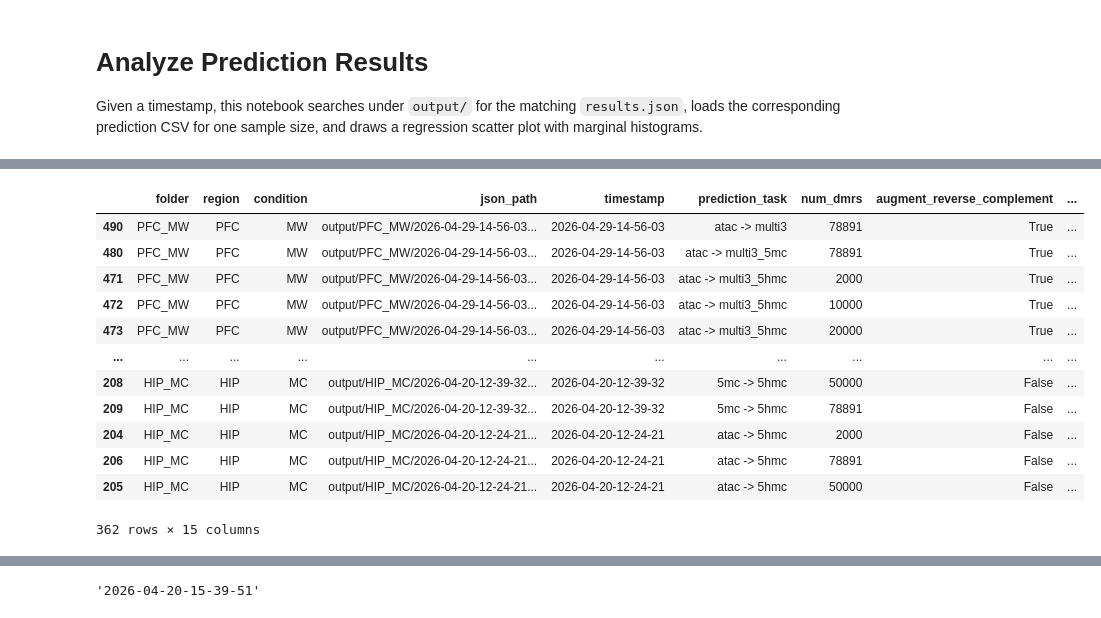
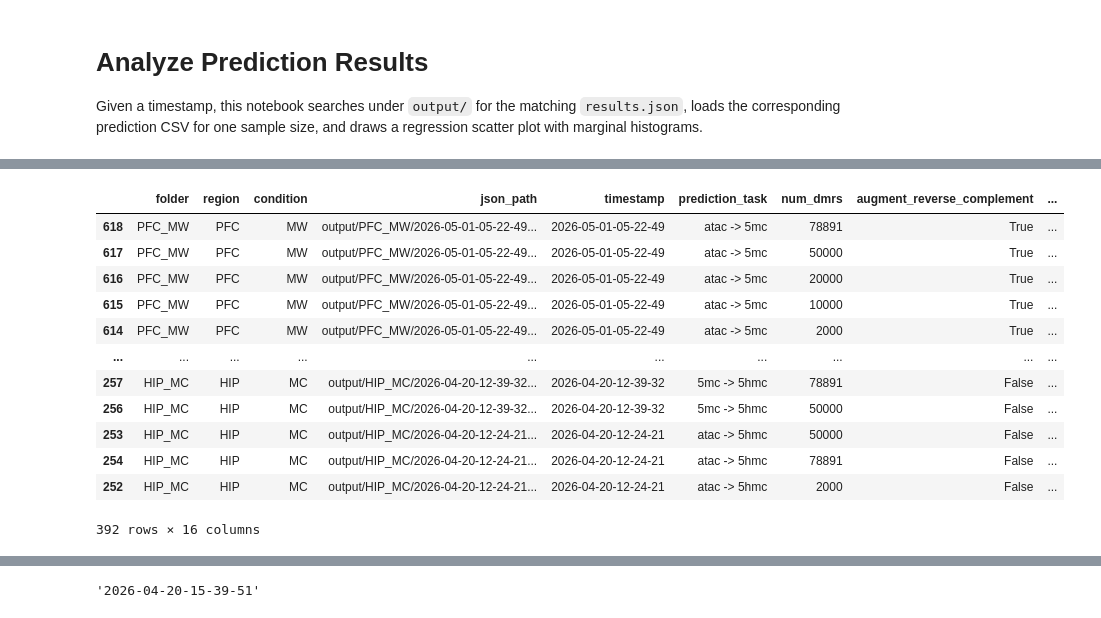
Before and after one commit to juychen/mmllm, a Jupyter notebook: analyze_prediction_results.ipynb, the cells around one changed output, grey strips where cells are left out. Saved outputs shown, nothing was run; the diff lists cells and outputs as text; code cells hidden in the pictures.

```diff
--- a/analyze_prediction_results.ipynb
+++ b/analyze_prediction_results.ipynb
@@ -50,45 +70,46 @@ for json_path in summary_json_paths:
             'prediction_task': prediction_task,
             'num_dmrs': result.get('num_dmrs'),
             'augment_reverse_complement': rc_flag,
             'rc_label': 'RC' if rc_flag else 'No RC',
             'best_val_loss': result.get('best_val_loss'),
             'best_val_r2': result.get('best_val_r2'),
             'best_val_pearsonr': result.get('best_val_pearsonr'),
             'final_val_loss': result.get('final_val_loss'),
             'final_val_r2': result.get('final_val_r2'),
             'final_val_pearsonr': result.get('final_val_pearsonr'),
+            'mask_mode': args_block.get('mask_mode', 'None'),
         })
 
 performance_df = pd.DataFrame(summary_rows)
 performance_df = performance_df.sort_values(['timestamp'], ascending=[False])
 performance_df = performance_df[performance_df['prediction_task'] != 'None -> None']
 # If json_path contains "multi_5hmc" then set prediction_task to "atac->multi_5hmc"
 performance_df.loc[performance_df['json_path'].str.contains('multi_5hmc'), 'prediction_task'] = 'atac -> multi_5hmc'
 # If json_path contains "multi_5mc" then set prediction_task to "atac->multi_5mc"
 performance_df.loc[performance_df['json_path'].str.contains('multi_5mc'), 'prediction_task'] = 'atac -> multi_5mc'
 performance_df.loc[performance_df['json_path'].str.contains('multi3_5hmc'), 'prediction_task'] = 'atac -> multi3_5hmc'
 performance_df.loc[performance_df['json_path'].str.contains('multi3_5mc'), 'prediction_task'] = 'atac -> multi3_5mc'
 performance_df.loc[performance_df['json_path'].str.contains('multi3_results'), 'prediction_task'] = 'atac -> multi3'
 
 performance_df = performance_df.drop_duplicates(
     subset=['prediction_task', 'region', 'condition', 'num_dmrs', 'augment_reverse_complement'],
     keep='first',
 ).copy()
 performance_df
 # %% [output]
 |  | folder | region | condition | json_path | timestamp | prediction_task | num_dmrs | augment_reverse_complement | ... |
-| 490 | PFC_MW | PFC | MW | output/PFC_MW/2026-04-29-14-56-03... | 2026-04-29-14-56-03 | atac -> multi3 | 78891 | True | ... |
-| 480 | PFC_MW | PFC | MW | output/PFC_MW/2026-04-29-14-56-03... | 2026-04-29-14-56-03 | atac -> multi3_5mc | 78891 | True | ... |
-| 471 | PFC_MW | PFC | MW | output/PFC_MW/2026-04-29-14-56-03... | 2026-04-29-14-56-03 | atac -> multi3_5hmc | 2000 | True | ... |
-| 472 | PFC_MW | PFC | MW | output/PFC_MW/2026-04-29-14-56-03... | 2026-04-29-14-56-03 | atac -> multi3_5hmc | 10000 | True | ... |
-| 473 | PFC_MW | PFC | MW | output/PFC_MW/2026-04-29-14-56-03... | 2026-04-29-14-56-03 | atac -> multi3_5hmc | 20000 | True | ... |
+| 618 | PFC_MW | PFC | MW | output/PFC_MW/2026-05-01-05-22-49... | 2026-05-01-05-22-49 | atac -> 5mc | 78891 | True | ... |
+| 617 | PFC_MW | PFC | MW | output/PFC_MW/2026-05-01-05-22-49... | 2026-05-01-05-22-49 | atac -> 5mc | 50000 | True | ... |
+| 616 | PFC_MW | PFC | MW | output/PFC_MW/2026-05-01-05-22-49... | 2026-05-01-05-22-49 | atac -> 5mc | 20000 | True | ... |
+| 615 | PFC_MW | PFC | MW | output/PFC_MW/2026-05-01-05-22-49... | 2026-05-01-05-22-49 | atac -> 5mc | 10000 | True | ... |
+| 614 | PFC_MW | PFC | MW | output/PFC_MW/2026-05-01-05-22-49... | 2026-05-01-05-22-49 | atac -> 5mc | 2000 | True | ... |
 | ... | ... | ... | ... | ... | ... | ... | ... | ... | ... |
-| 208 | HIP_MC | HIP | MC | output/HIP_MC/2026-04-20-12-39-32... | 2026-04-20-12-39-32 | 5mc -> 5hmc | 50000 | False | ... |
-| 209 | HIP_MC | HIP | MC | output/HIP_MC/2026-04-20-12-39-32... | 2026-04-20-12-39-32 | 5mc -> 5hmc | 78891 | False | ... |
-| 204 | HIP_MC | HIP | MC | output/HIP_MC/2026-04-20-12-24-21... | 2026-04-20-12-24-21 | atac -> 5hmc | 2000 | False | ... |
-| 206 | HIP_MC | HIP | MC | output/HIP_MC/2026-04-20-12-24-21... | 2026-04-20-12-24-21 | atac -> 5hmc | 78891 | False | ... |
-| 205 | HIP_MC | HIP | MC | output/HIP_MC/2026-04-20-12-24-21... | 2026-04-20-12-24-21 | atac -> 5hmc | 50000 | False | ... |
+| 257 | HIP_MC | HIP | MC | output/HIP_MC/2026-04-20-12-39-32... | 2026-04-20-12-39-32 | 5mc -> 5hmc | 78891 | False | ... |
+| 256 | HIP_MC | HIP | MC | output/HIP_MC/2026-04-20-12-39-32... | 2026-04-20-12-39-32 | 5mc -> 5hmc | 50000 | False | ... |
+| 253 | HIP_MC | HIP | MC | output/HIP_MC/2026-04-20-12-24-21... | 2026-04-20-12-24-21 | atac -> 5hmc | 50000 | False | ... |
+| 254 | HIP_MC | HIP | MC | output/HIP_MC/2026-04-20-12-24-21... | 2026-04-20-12-24-21 | atac -> 5hmc | 78891 | False | ... |
+| 252 | HIP_MC | HIP | MC | output/HIP_MC/2026-04-20-12-24-21... | 2026-04-20-12-24-21 | atac -> 5hmc | 2000 | False | ... |
-362 rows × 15 columns
+392 rows × 16 columns
 # %%
 performance_df_78891 = performance_df[performance_df['num_dmrs'] == 78891].copy()
 performance_df_78891.head(20)
```
Also changed, not shown: parts of 7 cells of this notebook, 2 other files.
